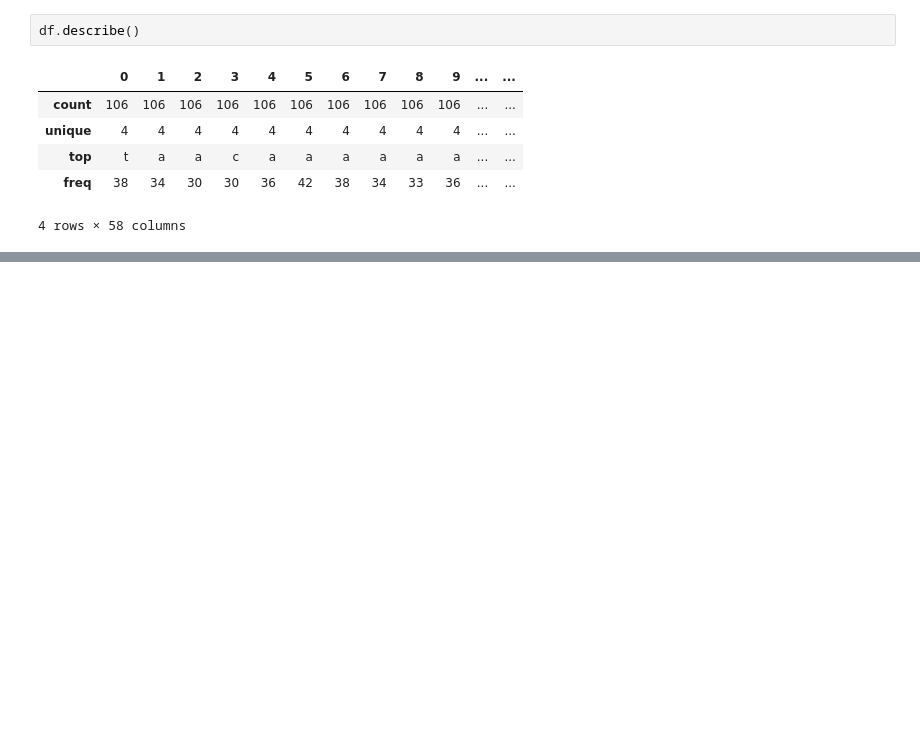
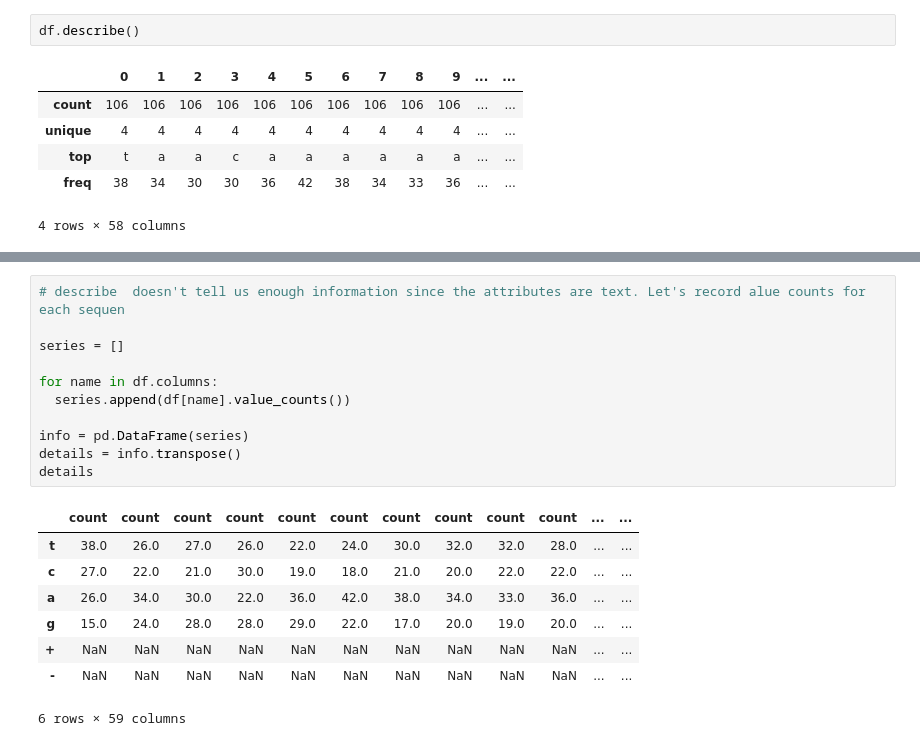
Before and after one commit to XMB234/Bioinformatic-Project---DNA-Classification, a Jupyter notebook: Bioinformatic_Project_1.ipynb, the cells around one changed output, grey strips where cells are left out. Drawn from its saved outputs; the diff is of its cells as text; blank space fills up the shorter version.

```diff
--- a/Bioinformatic_Project_1.ipynb
+++ b/Bioinformatic_Project_1.ipynb
@@ -138,0 +162,20 @@ f
+# %%
+# describe  doesn't tell us enough information since the attributes are text. Let's record alue counts for each sequen
+
+series = []
+
+for name in df.columns:
+  series.append(df[name].value_counts())
+
+info = pd.DataFrame(series)
+details = info.transpose()
+details
+# %% [output]
+|  | count | count | count | count | count | count | count | count | count | count | ... | ... |
+| t | 38.0 | 26.0 | 27.0 | 26.0 | 22.0 | 24.0 | 30.0 | 32.0 | 32.0 | 28.0 | ... | ... |
+| c | 27.0 | 22.0 | 21.0 | 30.0 | 19.0 | 18.0 | 21.0 | 20.0 | 22.0 | 22.0 | ... | ... |
+| a | 26.0 | 34.0 | 30.0 | 22.0 | 36.0 | 42.0 | 38.0 | 34.0 | 33.0 | 36.0 | ... | ... |
+| g | 15.0 | 24.0 | 28.0 | 28.0 | 29.0 | 22.0 | 17.0 | 20.0 | 19.0 | 20.0 | ... | ... |
+| + | NaN | NaN | NaN | NaN | NaN | NaN | NaN | NaN | NaN | NaN | ... | ... |
+| - | NaN | NaN | NaN | NaN | NaN | NaN | NaN | NaN | NaN | NaN | ... | ... |
+6 rows × 59 columns
```
Also changed, not shown: parts of 4 cells of this notebook.
